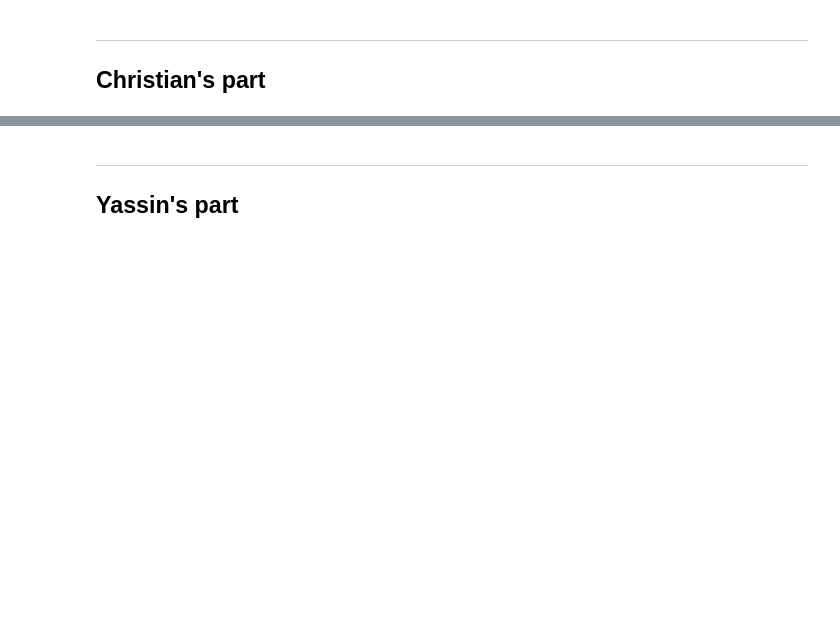
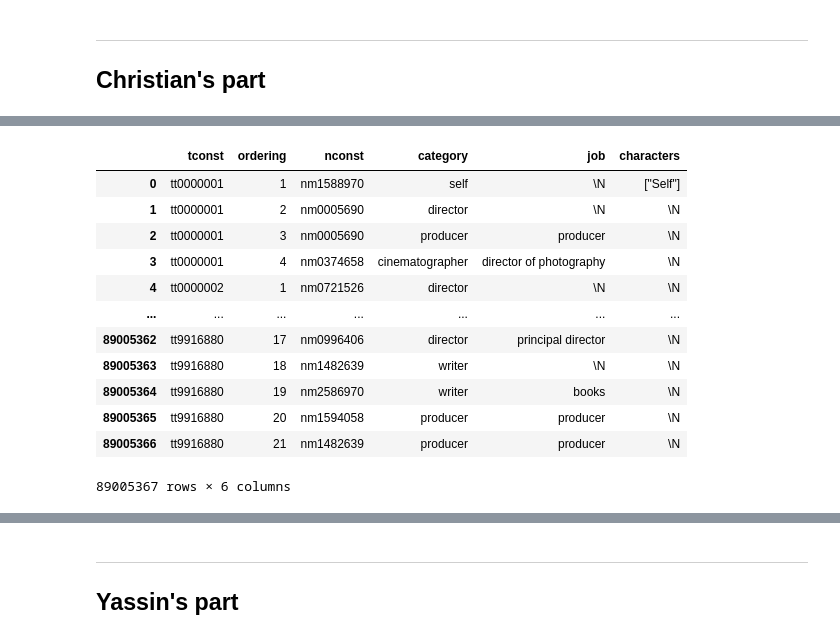
Before and after one commit to epfl-ada/ada-2024-project-arabsdatascientists2024, a Jupyter notebook: Exlploration_CMU.ipynb, the cells around one changed output, grey strips where cells are left out. Saved outputs shown, nothing was run; the diff lists cells and outputs as text; code cells hidden in the pictures; blank space fills up the shorter version.

```diff
--- a/Exlploration_CMU.ipynb
+++ b/Exlploration_CMU.ipynb
@@ -669,0 +291,16 @@ ValueError: Pandas data cast to numpy dtype of object. Check input data with np.
+# %%
+title_principals
+# %% [output]
+|  | tconst | ordering | nconst | category | job | characters |
+| 0 | tt0000001 | 1 | nm1588970 | self | \N | ["Self"] |
+| 1 | tt0000001 | 2 | nm0005690 | director | \N | \N |
+| 2 | tt0000001 | 3 | nm0005690 | producer | producer | \N |
+| 3 | tt0000001 | 4 | nm0374658 | cinematographer | director of photography | \N |
+| 4 | tt0000002 | 1 | nm0721526 | director | \N | \N |
+| ... | ... | ... | ... | ... | ... | ... |
+| 89005362 | tt9916880 | 17 | nm0996406 | director | principal director | \N |
+| 89005363 | tt9916880 | 18 | nm1482639 | writer | \N | \N |
+| 89005364 | tt9916880 | 19 | nm2586970 | writer | books | \N |
+| 89005365 | tt9916880 | 20 | nm1594058 | producer | producer | \N |
+| 89005366 | tt9916880 | 21 | nm1482639 | producer | producer | \N |
+89005367 rows × 6 columns
```
Also changed, not shown: parts of 48 cells of this notebook, 9 other files.
